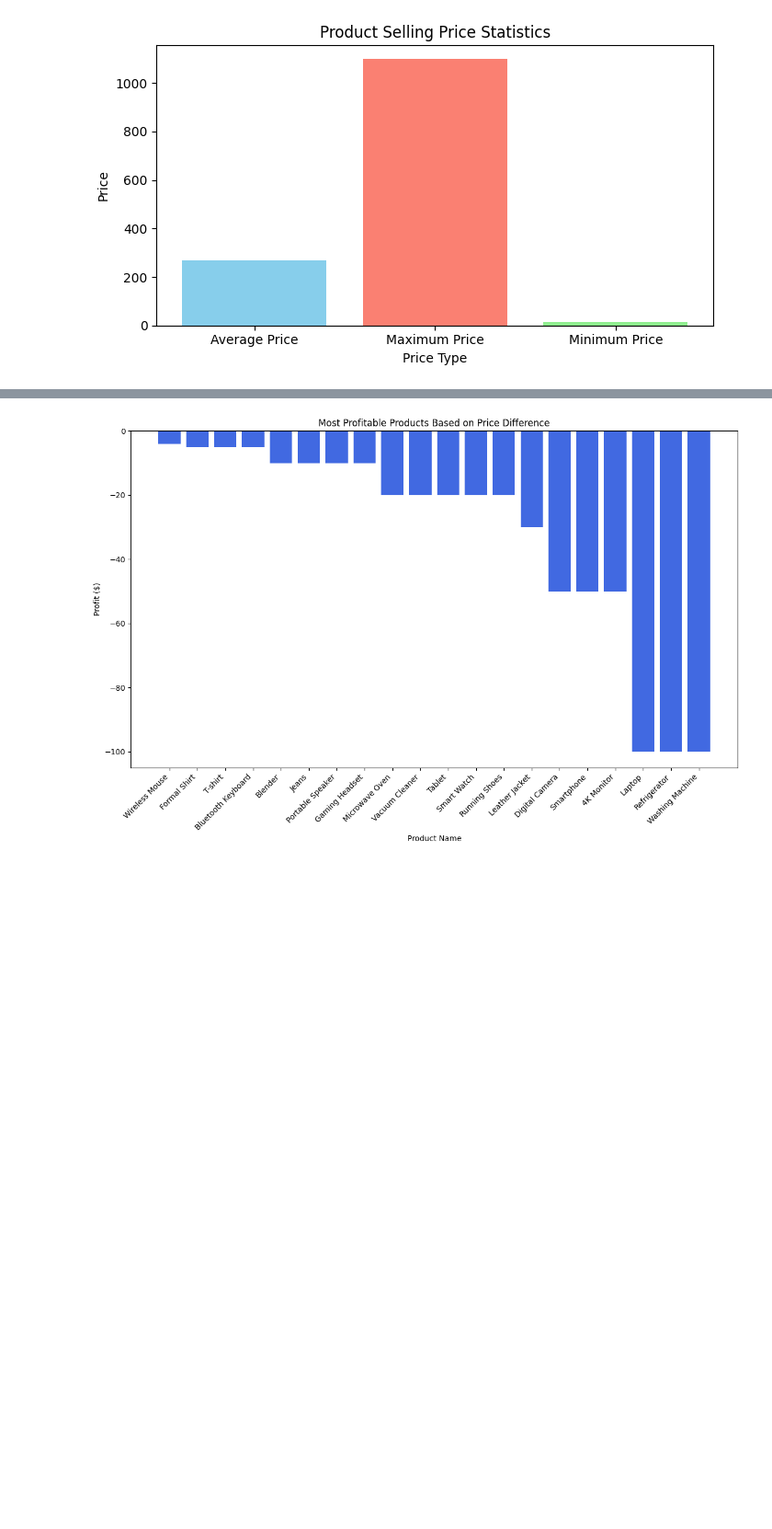
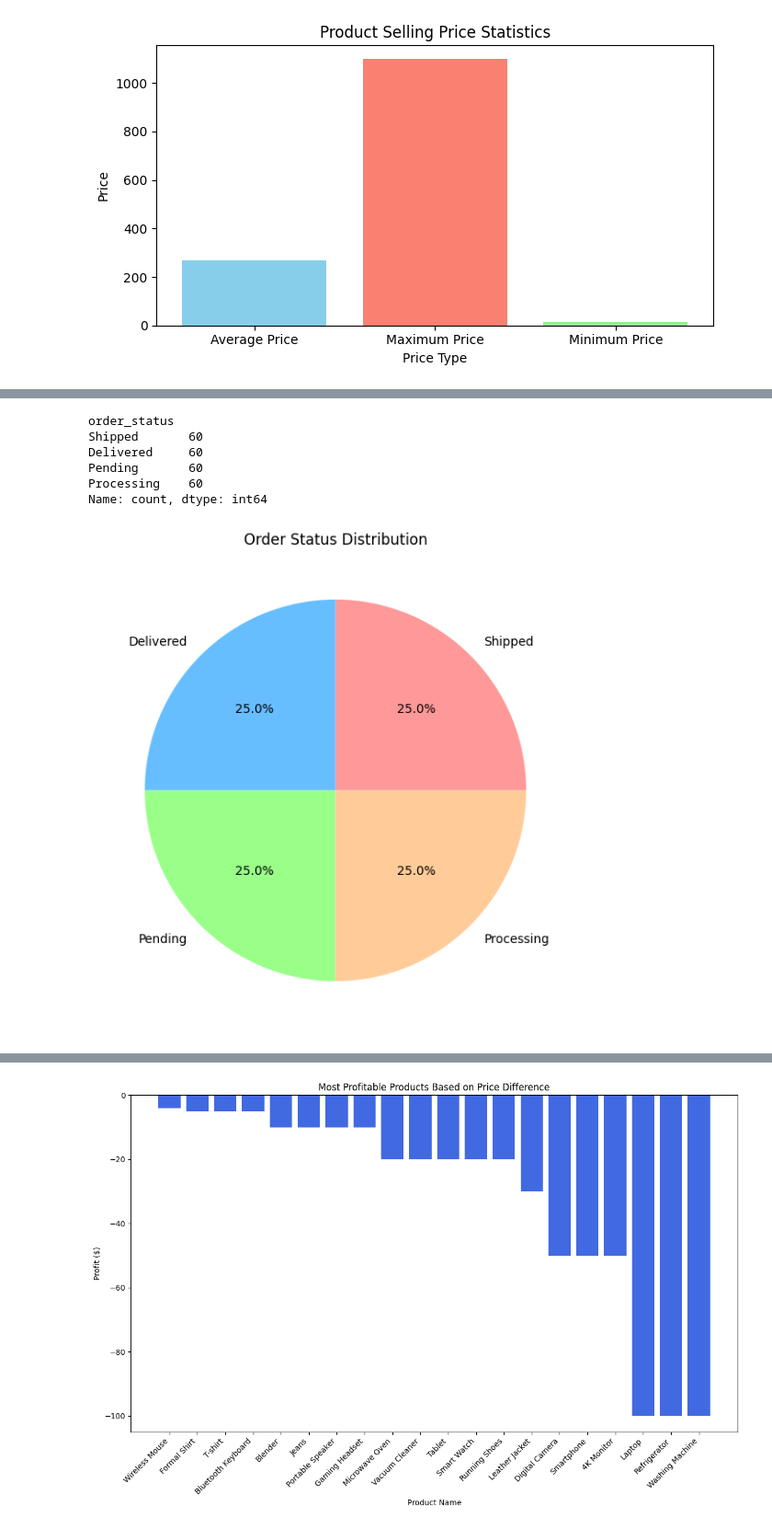
Before and after one commit to Code-with-lata/Data-Visualization, a Jupyter notebook: MYSQL_Project.ipynb, the cells around one changed output, grey strips where cells are left out. Shown at 92% size. Drawn from its saved outputs; the diff is of its cells as text; code cells hidden in the pictures; blank space fills up the shorter version.

```diff
--- a/MYSQL_Project.ipynb
+++ b/MYSQL_Project.ipynb
@@ -478,3 +500,20 @@ Name: count, dtype: int64
+# %%
+status_counts = order_data['order_status'].value_counts()
+print(status_counts)
+
+# Plotting
+status_counts.plot(kind='pie', figsize=(10, 7), autopct='%1.1f%%', colors=['#ff9898','#66beff','#99ff89','#ffcc99'])#['lightpink','skyblue','palegreen','peach']
+plt.title('Order Status Distribution')
+plt.ylabel('')
+plt.show()
+# %% [output]
+order_status
+Shipped       60
+Delivered     60
+Pending       60
+Processing    60
+Name: count, dtype: int64
+[figure, added]
 # %%
 # Query data from the 'order_details' table
 cr.execute('''
```
Also changed, not shown: parts of 21 cells of this notebook, 4 other files.
